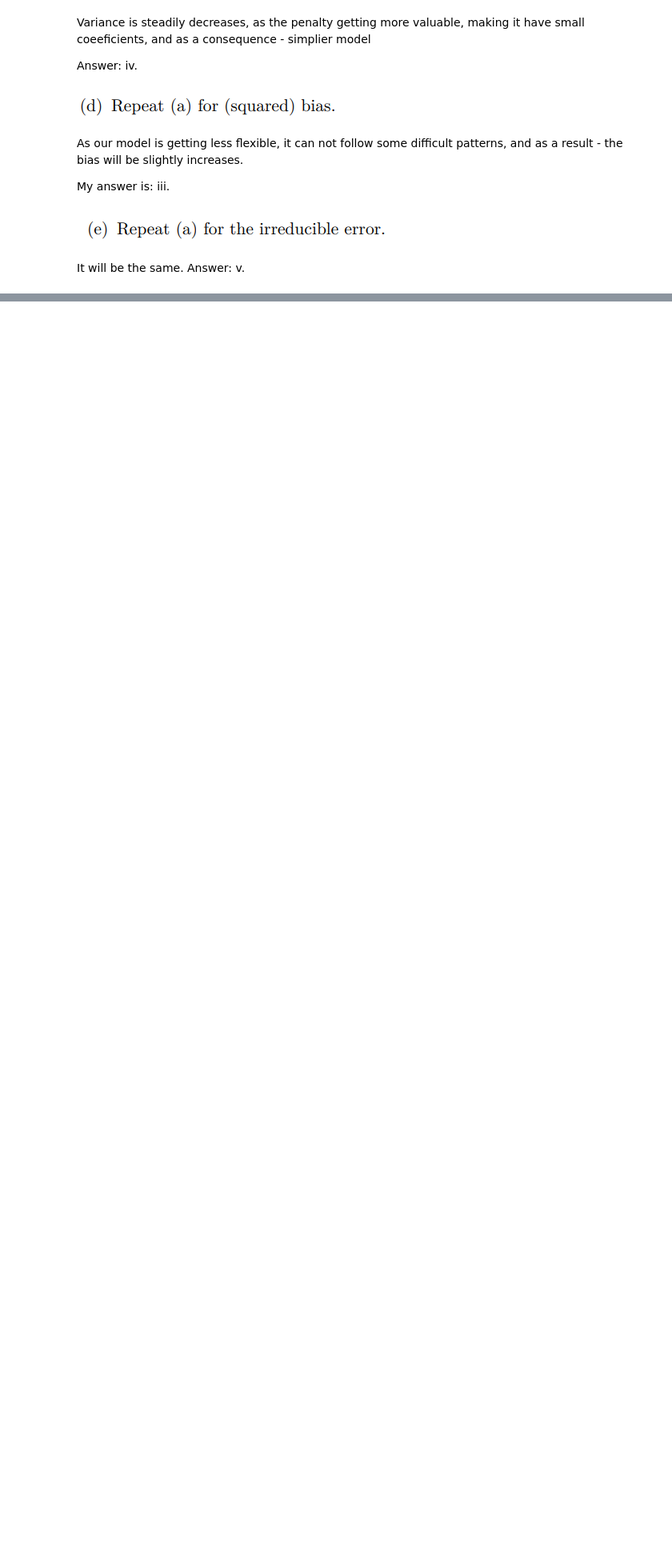
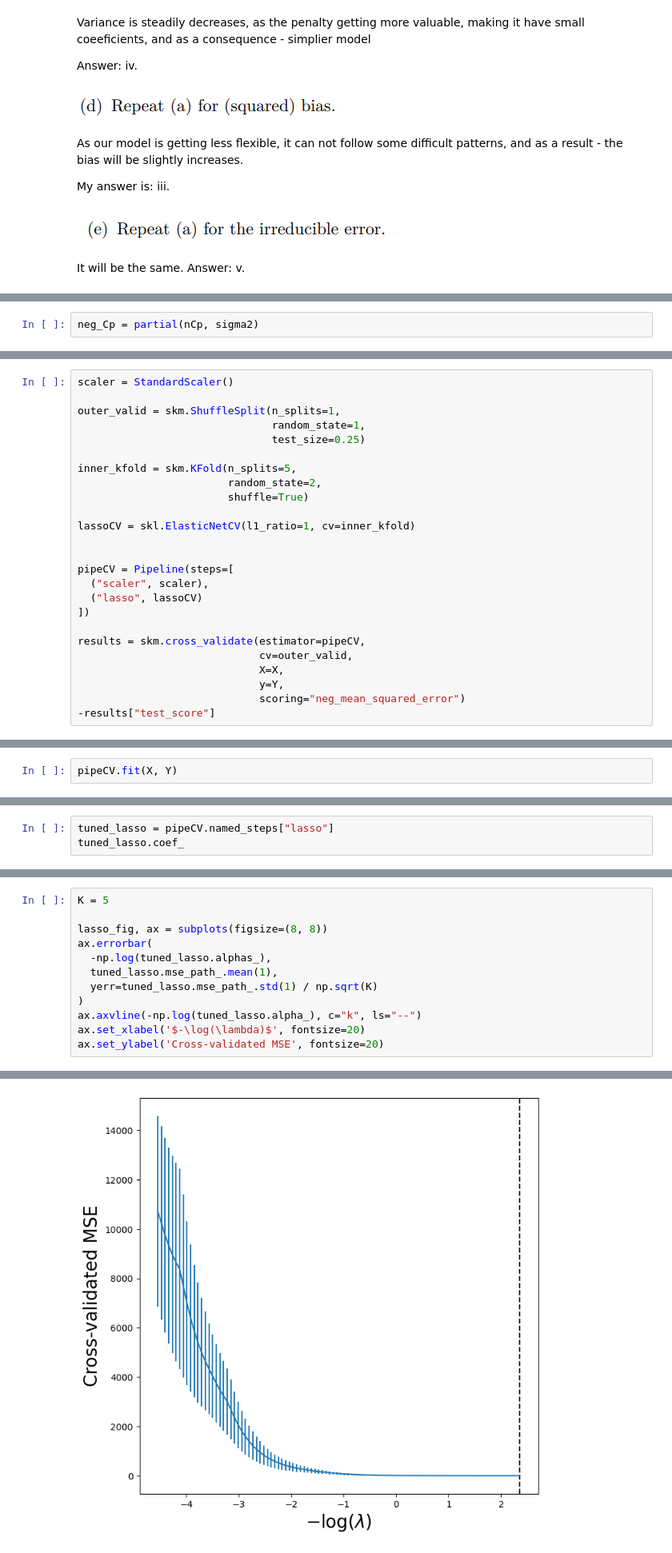
Before and after one commit to kolyakr/ISLP, a Jupyter notebook: 6_linear_models_and_regularization_methods/exercises.ipynb, the cells around one changed output, grey strips where cells are left out. Shown at 80% size. Drawn from its saved outputs; the diff is of its cells as text; blank space fills up the shorter version.

```diff
--- a/6_linear_models_and_regularization_methods/exercises.ipynb
+++ b/6_linear_models_and_regularization_methods/exercises.ipynb
@@ -111,0 +196,2 @@ Answer: v.
+# %%
+neg_Cp = partial(nCp, sigma2)
@@ -111,0 +285,25 @@ Answer: v.
+# %%
+scaler = StandardScaler()
+
+outer_valid = skm.ShuffleSplit(n_splits=1,
+                               random_state=1,
+                               test_size=0.25)
+
+inner_kfold = skm.KFold(n_splits=5,
+                        random_state=2,
+                        shuffle=True)
+
+lassoCV = skl.ElasticNetCV(l1_ratio=1, cv=inner_kfold)
+
+
+pipeCV = Pipeline(steps=[
+  ("scaler", scaler),
+  ("lasso", lassoCV)
+])
+
+results = skm.cross_validate(estimator=pipeCV,
+                             cv=outer_valid,
+                             X=X,
+                             y=Y,
+                             scoring="neg_mean_squared_error")
+-results["test_score"]
@@ -111,0 +312,2 @@ Answer: v.
+# %%
+pipeCV.fit(X, Y)
@@ -111,0 +319,3 @@ Answer: v.
+# %%
+tuned_lasso = pipeCV.named_steps["lasso"]
+tuned_lasso.coef_
@@ -111,0 +330,13 @@ Answer: v.
+# %%
+K = 5
+
+lasso_fig, ax = subplots(figsize=(8, 8))
+ax.errorbar(
+  -np.log(tuned_lasso.alphas_),
+  tuned_lasso.mse_path_.mean(1),
+  yerr=tuned_lasso.mse_path_.std(1) / np.sqrt(K)
+)
+ax.axvline(-np.log(tuned_lasso.alpha_), c="k", ls="--")
+ax.set_xlabel('$-\log(\lambda)$', fontsize=20)
+ax.set_ylabel('Cross-validated MSE', fontsize=20)
+# %% [output]
@@ -111,0 +344 @@ Answer: v.
+[figure, added]
```
Also changed, not shown: parts of 83 cells of this notebook, 1 other file.
